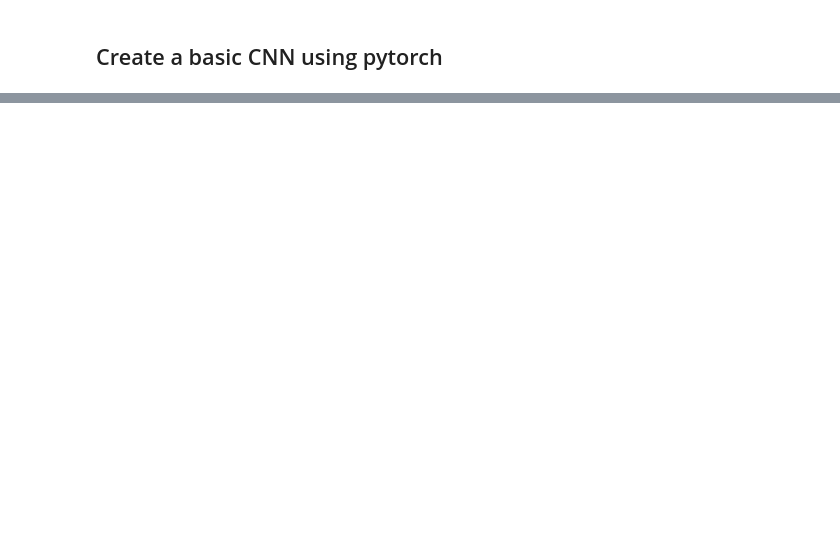
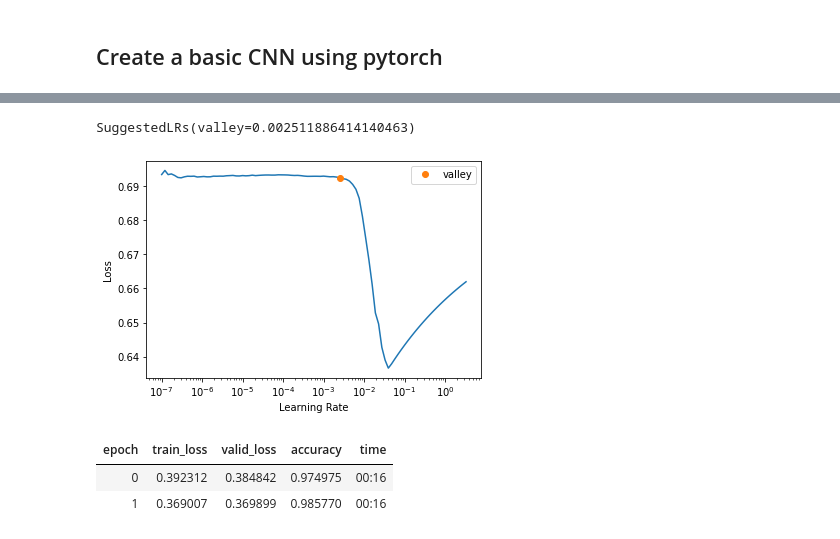
Before and after one commit to Nick-palmar/fast_book, a Jupyter notebook: 13_convolutions_redo.ipynb, the cells around one changed output, grey strips where cells are left out. Saved outputs shown, nothing was run; the diff lists cells and outputs as text; code cells hidden in the pictures; blank space fills up the shorter version.

Commit message:
train cnn on basic mnist

```diff
--- a/13_convolutions_redo.ipynb
+++ b/13_convolutions_redo.ipynb
@@ -173,2 +177,17 @@ for i in range(4):
 # %% [markdown]
 ## Create a basic CNN using pytorch
+# %%
+# create a convolutional function to return a sequential layer given number of input and out channels desired
+
+def stride_2_conv(in_ch, out_ch, ks=3, output=False):
+  """
+  Apply a stride 2 conv given a number of input channels and output channels
+  """
+  conv_layer = nn.Conv2d(in_ch, out_ch, ks, stride=2, padding=ks//2)
+  if not output:
+    conv_layer = nn.Sequential(
+        conv_layer,
+        nn.ReLU()
+    )
+
+  return conv_layer
@@ -174,0 +213,12 @@ for i in range(4):
+# %%
+# assume inputs are of shape bs x in_ch x im_wid x im_height
+
+simple_cnn = nn.Sequential(
+    stride_2_conv(1, 4), # 14x14
+    # avoid going from 9 (ks=3) -> 8 activaitons by using ks=5
+    stride_2_conv(4, 8, ks=5), # 7x7
+    stride_2_conv(8, 16), # 4x4
+    stride_2_conv(16, 32), # 2x2
+    stride_2_conv(32, 2, output=True), # 1x1
+    nn.Flatten()
+)
@@ -174,0 +252,5 @@ for i in range(4):
+# %%
+# train the simple cnn on 3s vs 7s
+learn = Learner(dls, simple_cnn, loss_func=CrossEntropyLossFlat(), metrics=[accuracy])
+learn.lr_find()
+# %% [output]
@@ -174,0 +258,8 @@ for i in range(4):
+SuggestedLRs(valley=0.002511886414140463)
+[figure, added]
+# %%
+learn.fit_one_cycle(2, 2e-3)
+# %% [output]
+| epoch | train_loss | valid_loss | accuracy | time |
+| 0 | 0.392312 | 0.384842 | 0.974975 | 00:16 |
+| 1 | 0.369007 | 0.369899 | 0.985770 | 00:16 |
```
Also changed, not shown: parts of 20 cells of this notebook.
